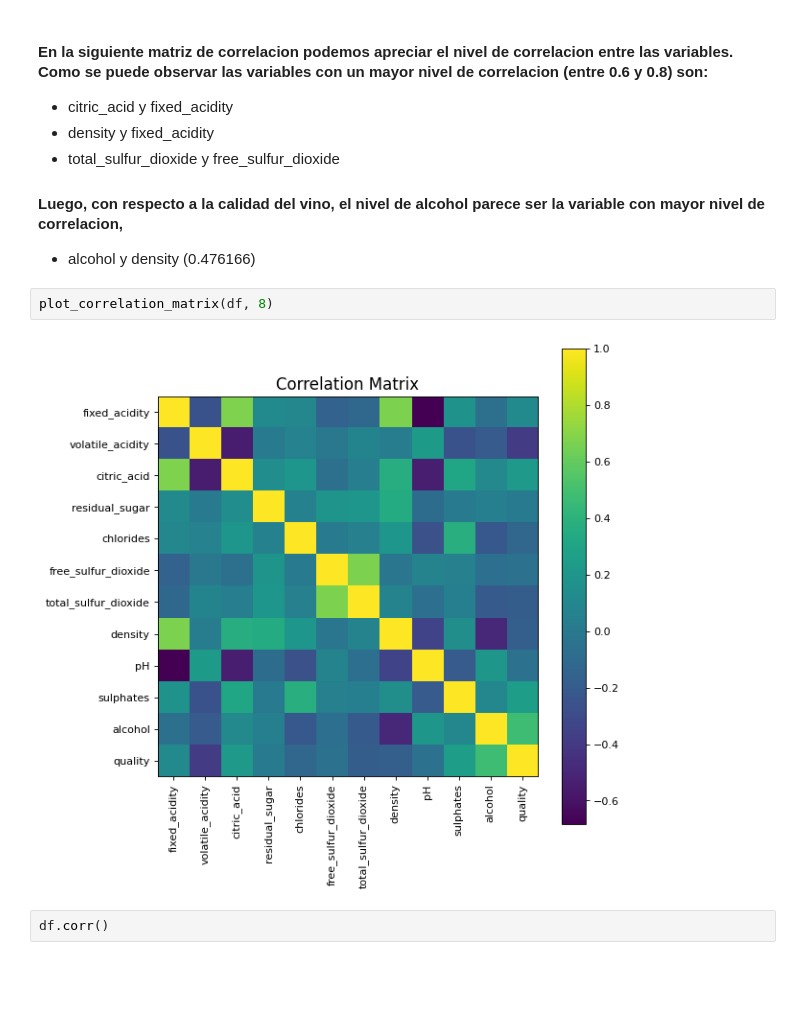
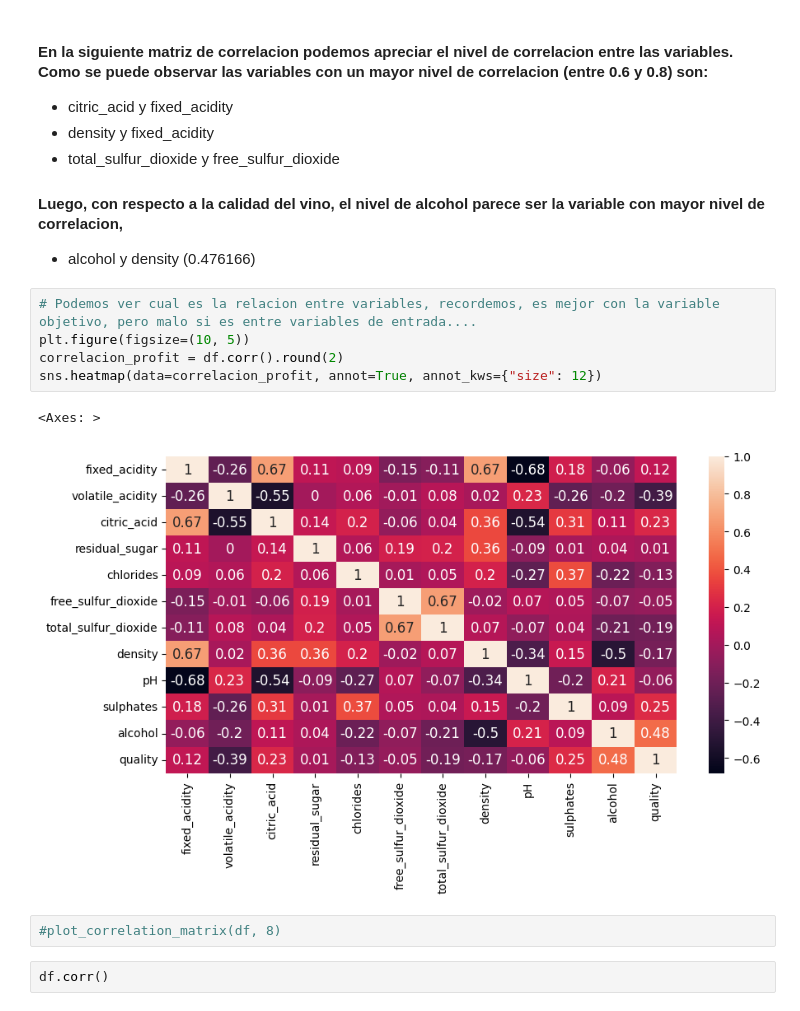
Before and after one commit to kronleuchter85/ceiot_machine_learning, a Jupyter notebook: clase2/enunciado_tp/TP1.ipynb, the cells around one changed output. Saved outputs shown, nothing was run; the diff lists cells and outputs as text; blank space fills up the shorter version.

```diff
--- a/clase2/enunciado_tp/TP1.ipynb
+++ b/clase2/enunciado_tp/TP1.ipynb
@@ -153,10 +168,16 @@ print_histograms(df)
 
 #### Luego, con respecto a la calidad del vino, el nivel de alcohol parece ser la variable con mayor nivel de correlacion,
 - alcohol y density (0.476166)
+# %%
+# Podemos ver cual es la relacion entre variables, recordemos, es mejor con la variable objetivo, pero malo si es entre variables de entrada....
+plt.figure(figsize=(10, 5))
+correlacion_profit = df.corr().round(2)
+sns.heatmap(data=correlacion_profit, annot=True, annot_kws={"size": 12})
+# %% [output]
+<Axes: >
+[figure, added]
 # %%
-plot_correlation_matrix(df, 8)
+#plot_correlation_matrix(df, 8)
-# %% [output]
-[figure, removed]
 # %%
 df.corr()
 # %% [output]
```
Also changed, not shown: parts of 30 cells of this notebook, 1 other file.
